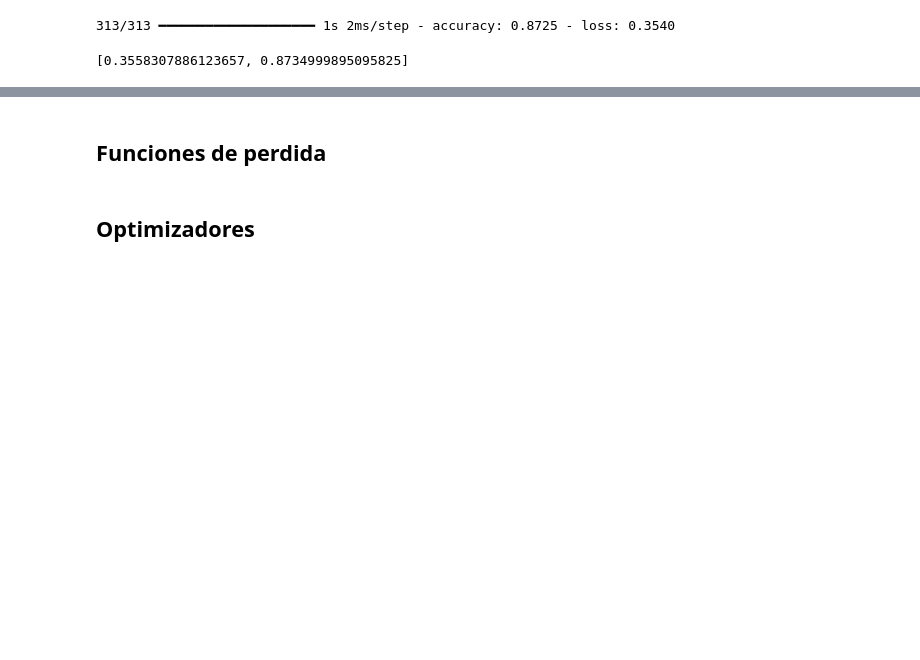
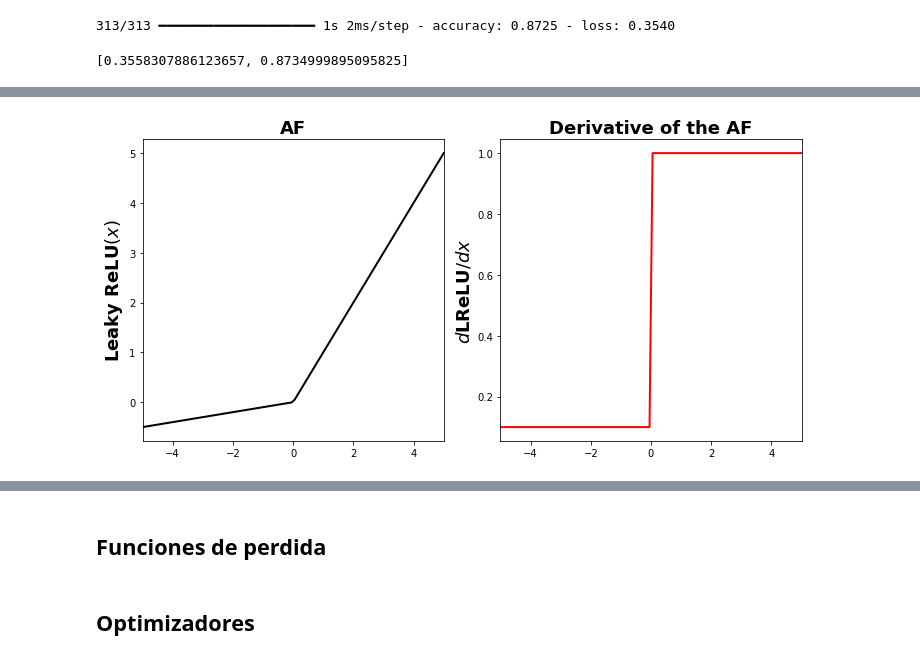
Before and after one commit to hplbrayan/Un-Curso-de-Deep-Learning, a Jupyter notebook: 02_intro_Keras_actf_backp/N2_actf_lf_op_bp.ipynb, the cells around one changed output, grey strips where cells are left out. Saved outputs shown, nothing was run; the diff lists cells and outputs as text; code cells hidden in the pictures; blank space fills up the shorter version.

Commit message:
02.N2.01 AF leaky relu

```diff
--- a/02_intro_Keras_actf_backp/N2_actf_lf_op_bp.ipynb
+++ b/02_intro_Keras_actf_backp/N2_actf_lf_op_bp.ipynb
@@ -67,12 +67,12 @@ def plot_af(x,
             af,
             daf,
             af_ylabel,
-            daf_ylabel):
+            daf_ylabel, **kwards):
 
     # gráfico
     fig, ax = plt.subplots(figsize=(10,5), ncols=2, nrows=1)
 
-    ax[0].plot(x, af(x), color="k", lw=2)
+    ax[0].plot(x, af(x, **kwards), color="k", lw=2)
     ax[0].set_title("AF", **font)
     ax[0].set_ylabel(af_ylabel, **font)
     ax[0].set_xlim(min(x), max(x))
@@ -708,0 +733,19 @@ model_fm_tanh.evaluate(x=train_images, y=train_labels)
+# %%
+# derivada
+x = np.linspace(-5, 5, 100)
+
+alpha = 0.1
+def d_lrelu(x, alpha=alpha):
+    if x<0:
+        return alpha
+    return 1
+
+d_lrelu = np.vectorize(d_lrelu)
+
+plot_af(x,
+        af=keras.activations.leaky_relu,
+        daf=d_lrelu,
+        af_ylabel=f"Leaky ReLU$(x)$",
+        daf_ylabel=f"$d$LReLU$/dx$", **{"negative_slope":alpha})
+# %% [output]
+[figure, added]
```
Also changed, not shown: parts of 34 cells of this notebook.
